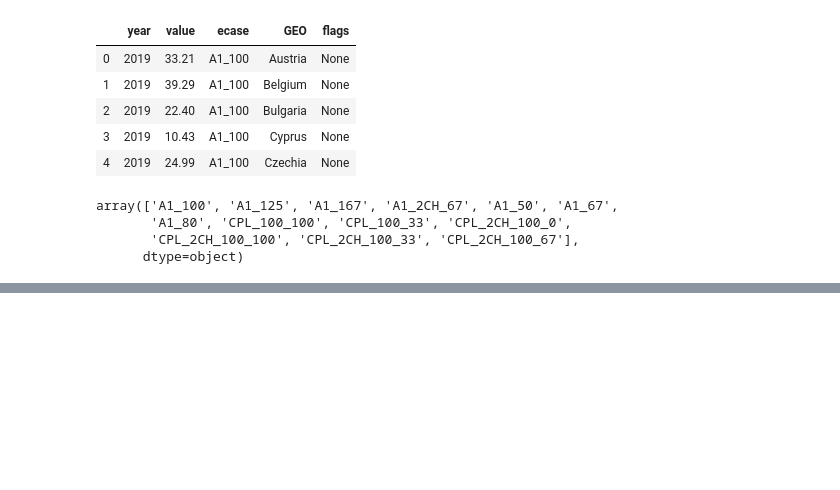
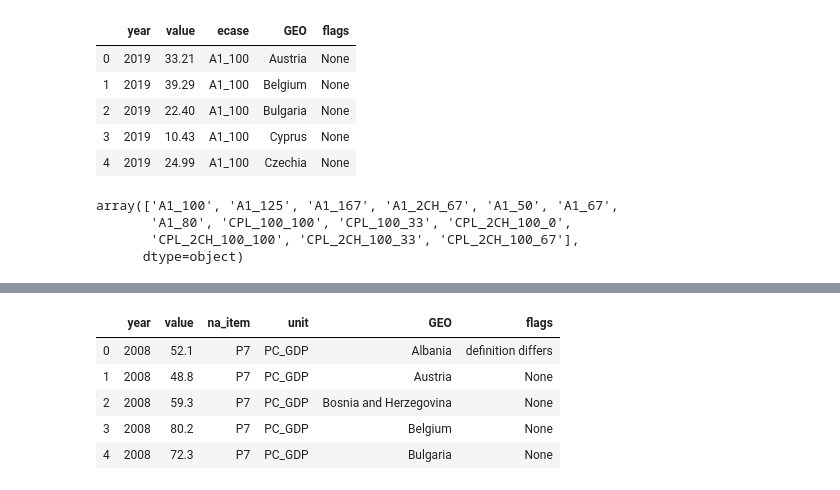
Before and after one commit to ADS-Group-15/eu-productivity-modeling, a Jupyter notebook: notebooks/eda_others.ipynb, the cells around one changed output, grey strips where cells are left out. Cells and saved outputs as stored; diff of their text form; code cells hidden in the pictures; blank space fills up the shorter version.

```diff
--- a/notebooks/eda_others.ipynb
+++ b/notebooks/eda_others.ipynb
@@ -546,0 +559,10 @@ array(['A1_100', 'A1_125', 'A1_167', 'A1_2CH_67', 'A1_50', 'A1_67',
+# %%
+imports_df = preprocess(imports_df)
+imports_df.head()
+# %% [output]
+|  | year | value | na_item | unit | GEO | flags |
+| 0 | 2008 | 52.1 | P7 | PC_GDP | Albania | definition differs |
+| 1 | 2008 | 48.8 | P7 | PC_GDP | Austria | None |
+| 2 | 2008 | 59.3 | P7 | PC_GDP | Bosnia and Herzegovina | None |
+| 3 | 2008 | 80.2 | P7 | PC_GDP | Belgium | None |
+| 4 | 2008 | 72.3 | P7 | PC_GDP | Bulgaria | None |
```
Also changed, not shown: parts of 2 cells of this notebook, 5 other files.
